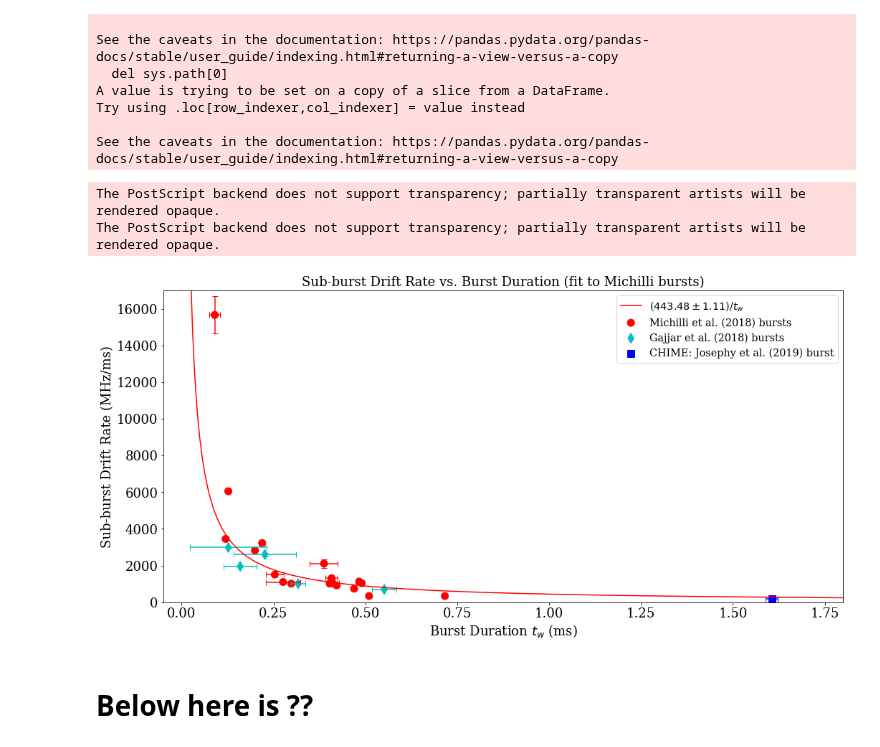
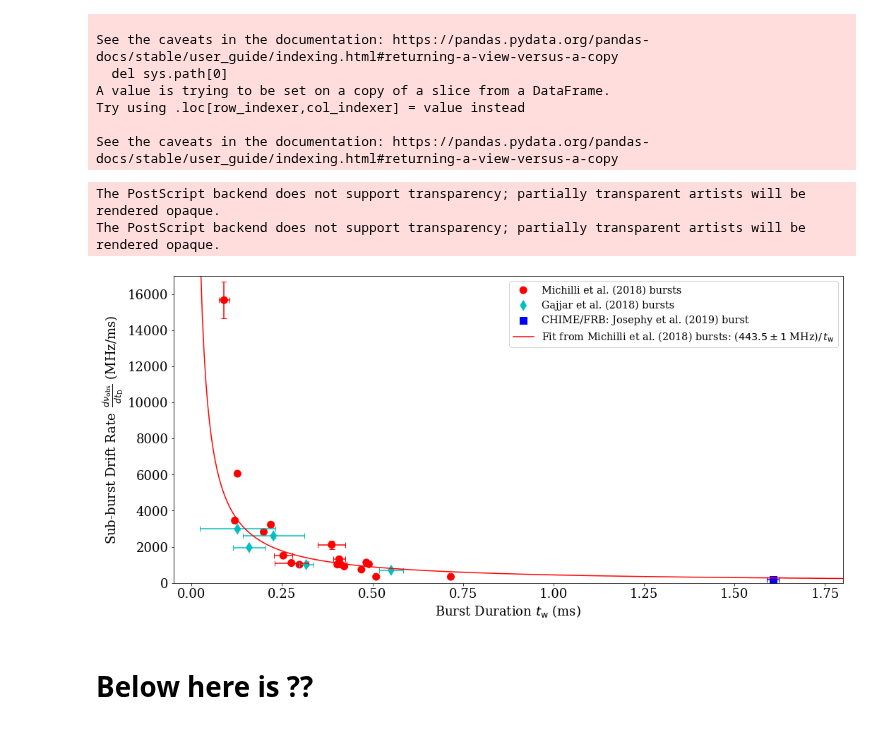
Before and after one commit to mef51/subdriftlaw, a Jupyter notebook: Tobs.ipynb, the cells around one changed output. Saved outputs shown, nothing was run; the diff lists cells and outputs as text; code cells hidden in the pictures.

Commit message:
tweaks to figure 5 and 6

```diff
--- a/Tobs.ipynb
+++ b/Tobs.ipynb
@@ -188,7 +188,7 @@ otherbursts.head(5).plot.scatter(ax=ax, x='tau_w_ms_corr', y='drift_corr',
                          figsize=figsize, s=markersize, c='color', colorbar=False, marker='d', label='Gajjar et al. (2018) bursts')
 otherbursts.tail(1).plot.scatter(ax=ax, x='tau_w_ms_corr', y='drift_corr',
                          xerr=otherbursts['red_chisq']*otherbursts['tau_w_err_corr'], yerr=otherbursts['red_chisq']*otherbursts['drift_err_corr'],
-                         figsize=figsize, s=markersize, c='color', colorbar=False, marker='s', label='CHIME: Josephy et al. (2019) burst')
+                         figsize=figsize, s=markersize, c='color', colorbar=False, marker='s', label='CHIME/FRB: Josephy et al. (2019) burst')
 # for k, v in otherbursts.iterrows():
 #     ax.annotate(k+'_c', (v['tau_w_ms_corr'], v['drift_corr']), xytext=(-3,5), textcoords='offset points', weight='bold', size=annotsize)
 
@@ -199,9 +199,10 @@ elif logscale:
     ax.set_xlim(0.05, 2)
     ax.set_ylim(10**2, 10**5/2)
 
-ax.set_title('Sub-burst Drift Rate vs. Burst Duration (fit to Michilli bursts)', size=fontsize)
-ax.set_xlabel('Burst Duration $t_w$ (ms)', size=fontsize)
-ax.set_ylabel('Sub-burst Drift Rate (MHz/ms)', size=fontsize)
+# ax.set_title('Sub-burst Drift Rate vs. Burst Duration (fit to Michilli bursts)', size=fontsize)
+ax.set_xlabel('Burst Duration $t_\\mathrm{w}$ (ms)', size=fontsize)
+ax.set_ylabel('Sub-burst Drift Rate $\,\\frac{d\\nu_\\mathrm{obs}}{dt_\\mathrm{D}}$ (MHz/ms)', size=fontsize)
+
 
 # NLSQ fit
 fit_sigma = michillibursts['red_chisq']*michillibursts['drift error (mhz/ms)']
@@ -252,36 +253,39 @@ odrfit_log = odrfitter_log.run()
 # print('nlsq:', popt, perr)
 # print('nlsq noe:', popt_noe, perr_noe)
 # print('nlsq log:', np.exp(popt_log), np.exp(perr_log))
 # print('nlsq log noe:', np.exp(popt_log_noe), np.exp(perr_log_noe))
 # print('loglog:', popt_log_log, perr_log_log)
 # print('odr:', odrfit.beta, odrfit.sd_beta)
 # print('odr log:', np.exp(odrfit_log.beta), np.exp(odrfit_log.sd_beta))
 
 ### Plot fits
 x = np.linspace(0, 3, num=600)
 opts  = [popt, popt_noe, np.exp(popt_log), np.exp(popt_log_noe), np.exp(odrfit_log.beta)]
 errs  = [perr, perr_noe, np.exp(perr_log), np.exp(perr_log_noe), np.exp(odrfit_log.sd_beta)]
 names = ['1. nlsq\t\t\t', '2. nlsq no error\t', '3. nlsq log\t\t', '4. nlsq log no error', '']
 ls    = ['k--', 'g--', 'y-', 'g-.', 'r-']
 for opt, err, name, l in zip(opts, errs, names, ls):
     if l not in ['r-']:
         continue
-    plt.plot(x, opt[0]/x, l, label='{}(${:.2f} \pm {:.2f}$)'.format(name, opt[0], err[0])+'/$t_w$')
+    plt.plot(x, opt[0]/x, l, label='Fit from Michilli et al. (2018) bursts: {}(${:.1f} \pm {:.0f}\,\,$MHz)'.format(name, opt[0], err[0])+'$/\,t_\\mathrm{w}$')
 
 # plt.plot(x, odrfit.beta[0]/x, 'b-', label='6. x and y error \t\t${:.2f} \pm {:.2f}$'.format(odrfit.beta[0], odrfit.sd_beta[0])+'/$t_w$')
 
 # a = np.exp(popt_log_log[1])
 # k = popt_log_log[0]
 # plt.plot(x, a * x**k, 'r-', label='loglog \t\t\t\t\t${:.2f}~t_w^{{{:.2f}}}$'.format(a,k))
 
-plt.legend(fontsize='x-large')
+handles, labels = ax.get_legend_handles_labels()
+handles = handles [1:] + [handles[0]]
+labels = labels [1:] + [labels[0]]
+plt.legend(handles, labels, fontsize='x-large')
 
 # plt.tight_layout()
 for f in ['png', 'pdf', 'eps']: plt.savefig('paper_figures/{}.{}'.format(filename, f))
 # %% [output]
 The PostScript backend does not support transparency; partially transparent artists will be rendered opaque.
 The PostScript backend does not support transparency; partially transparent artists will be rendered opaque.
-[figure, old version]
+[figure, new version]
 # %% [markdown]
 Below here is ??
 ====
```
Also changed, not shown: 8 other files.
